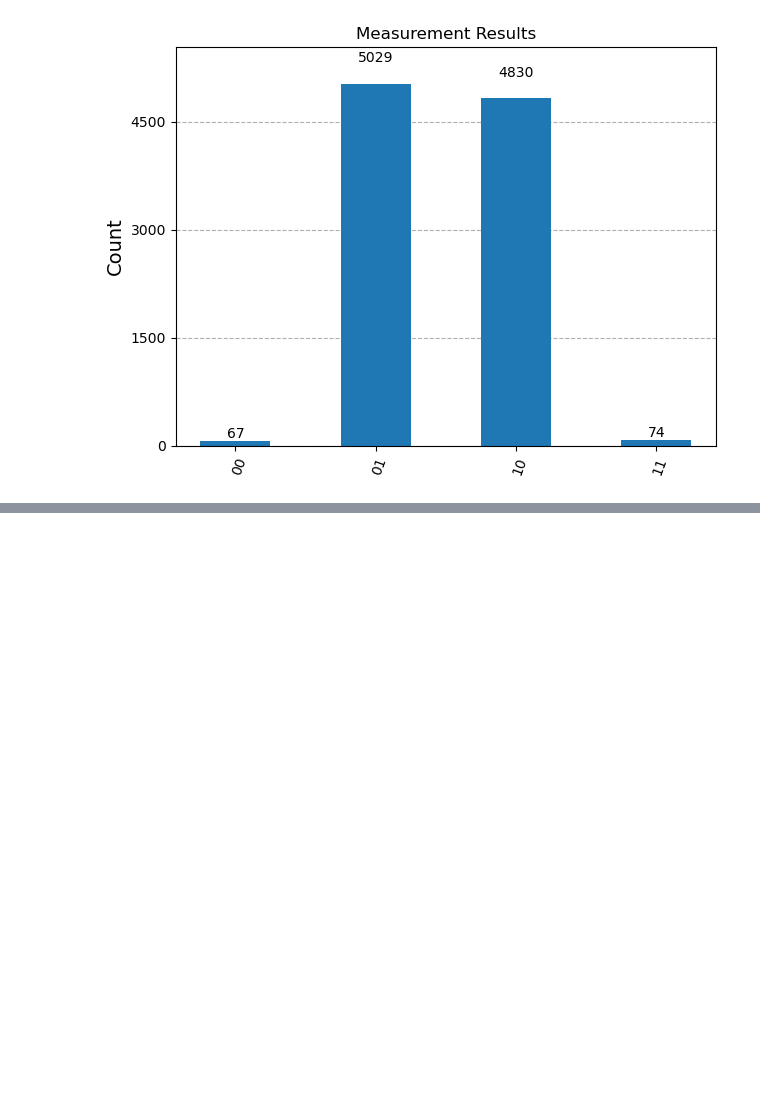
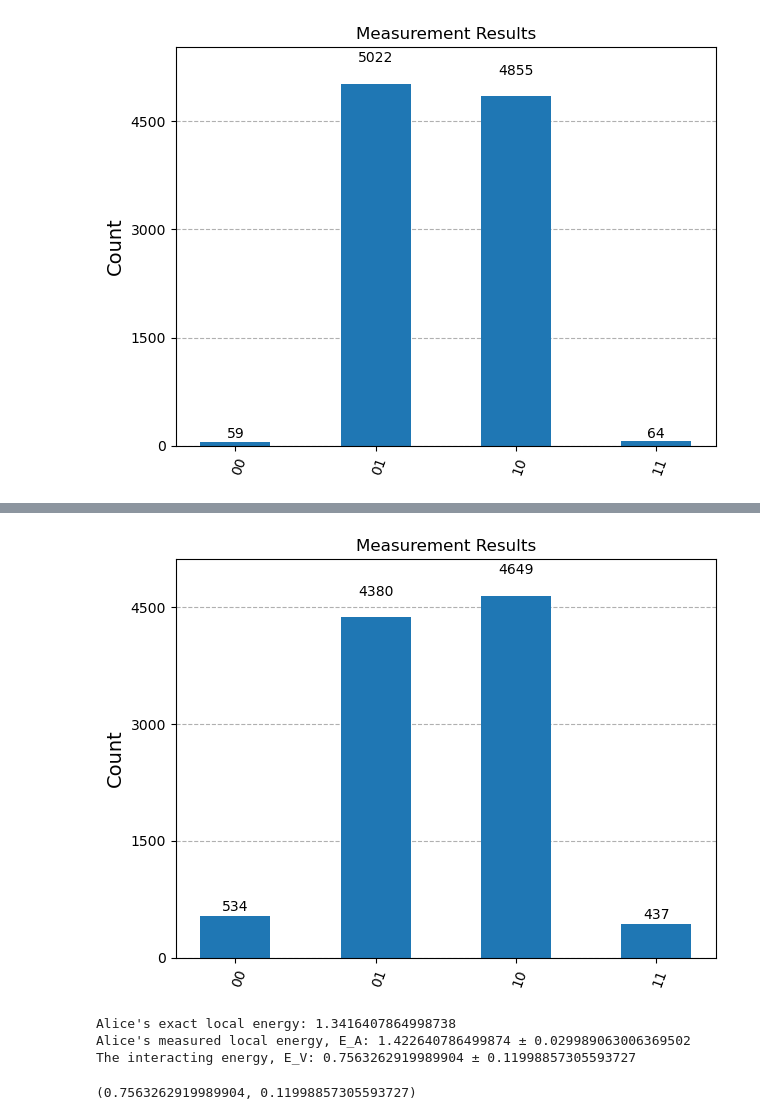
Before and after one commit to sakeeb-droid/long-range-QET, a Jupyter notebook: long_range_qet.ipynb, the cells around one changed output, grey strips where cells are left out. Drawn from its saved outputs; the diff is of its cells as text; code cells hidden in the pictures; blank space fills up the shorter version.

```diff
--- a/long_range_qet.ipynb
+++ b/long_range_qet.ipynb
@@ -64,0 +90,14 @@ The interacting energy, E_V: -0.8972737080010093 ± 0.11999988239994236
+# %%
+backend = service.backend("ibm_fez")
+counts_list = qet.get_counts(backend = backend, shots=10000)
+display(plot_histogram(counts_list, title="Measurement Results"))
+# %% [output]
+[figure, added]
+# %%
+qet.calculate_EA()
+qet.calculate_EV()
+# %% [output]
+Alice's exact local energy: 1.3416407864998738
+Alice's measured local energy, E_A: 1.422640786499874 ± 0.029989063006369502
+The interacting energy, E_V: 0.7563262919989904 ± 0.11998857305593727
+(0.7563262919989904, 0.11998857305593727)
```
Also changed, not shown: parts of 12 cells of this notebook, 1 other file.
